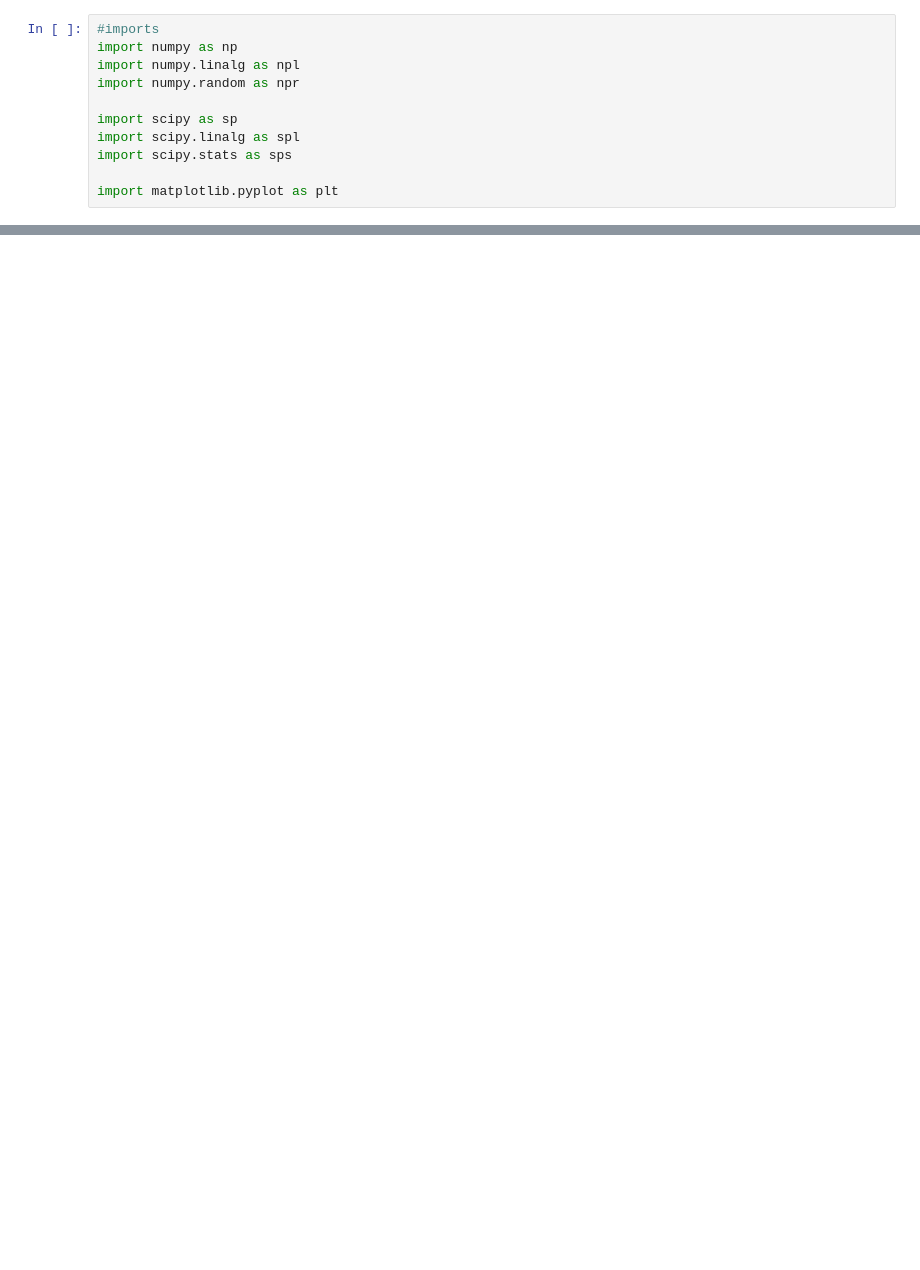
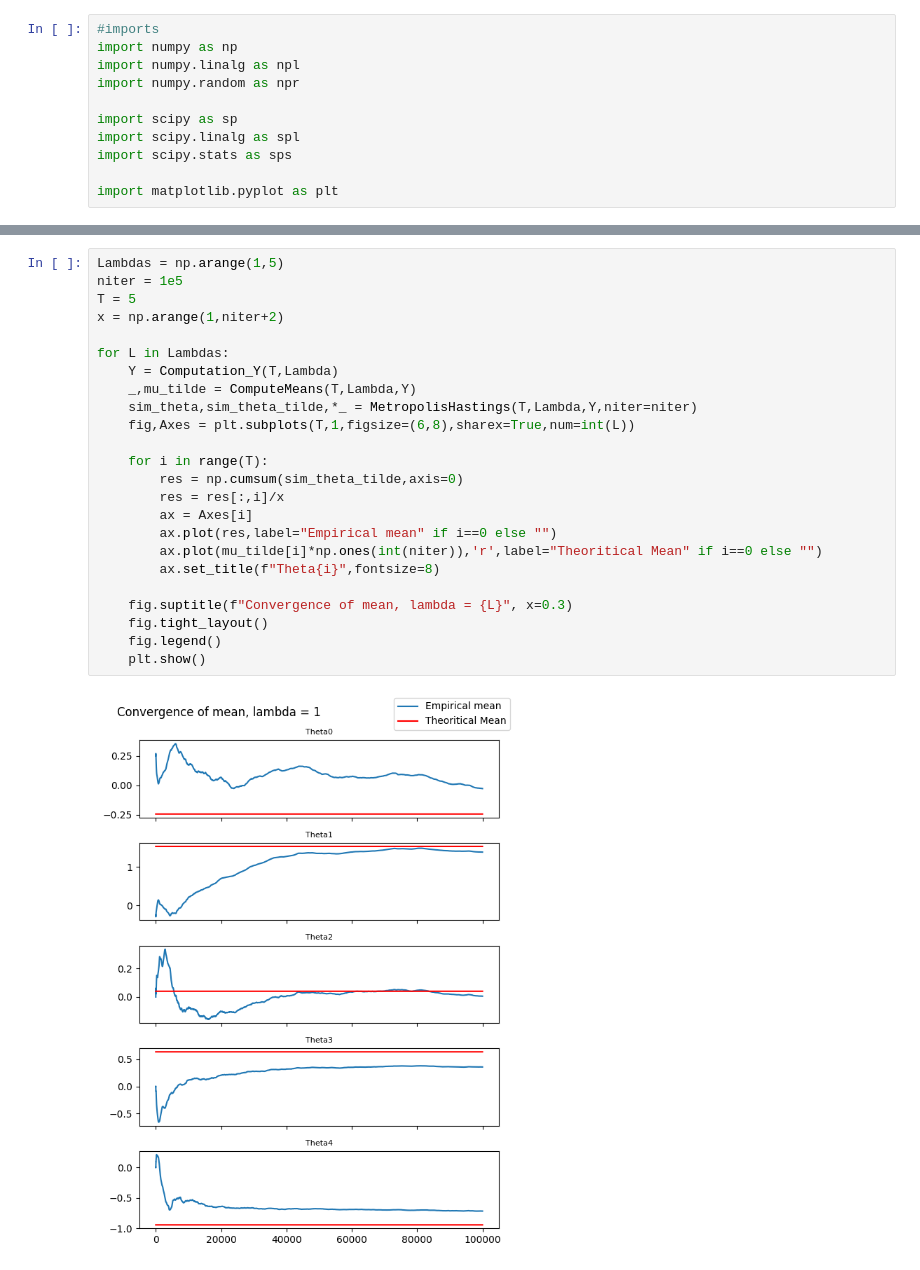
Before and after one commit to vetlerl/mcmc-epidemic, a Jupyter notebook: our_graphics.ipynb, the cells around one changed output, grey strips where cells are left out. Cells and saved outputs as stored; diff of their text form; blank space fills up the shorter version.

```diff
--- a/our_graphics.ipynb
+++ b/our_graphics.ipynb
@@ -97,0 +156,26 @@ plt.show()
+# %%
+Lambdas = np.arange(1,5)
+niter = 1e5
+T = 5
+x = np.arange(1,niter+2)
+
+for L in Lambdas:
+    Y = Computation_Y(T,Lambda)
+    _,mu_tilde = ComputeMeans(T,Lambda,Y)
+    sim_theta,sim_theta_tilde,*_ = MetropolisHastings(T,Lambda,Y,niter=niter)
+    fig,Axes = plt.subplots(T,1,figsize=(6,8),sharex=True,num=int(L))
+
+    for i in range(T):
+        res = np.cumsum(sim_theta_tilde,axis=0)
+        res = res[:,i]/x
+        ax = Axes[i]
+        ax.plot(res,label="Empirical mean" if i==0 else "")
+        ax.plot(mu_tilde[i]*np.ones(int(niter)),'r',label="Theoritical Mean" if i==0 else "")
+        ax.set_title(f"Theta{i}",fontsize=8)
+
+    fig.suptitle(f"Convergence of mean, lambda = {L}", x=0.3)
+    fig.tight_layout()
+    fig.legend()
+    plt.show()
+# %% [output]
+[figure, added]
```
Also changed, not shown: parts of 11 cells of this notebook, 1 other file.
